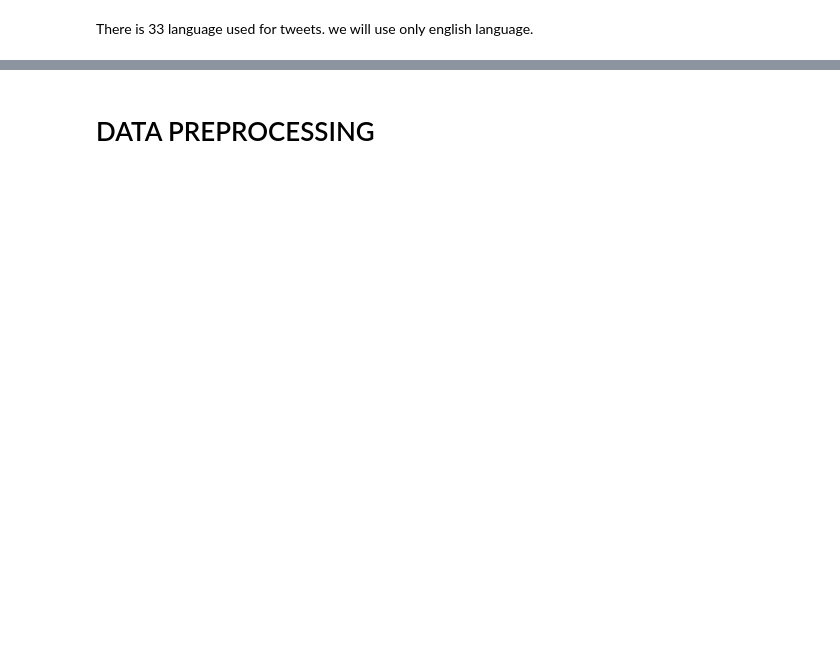
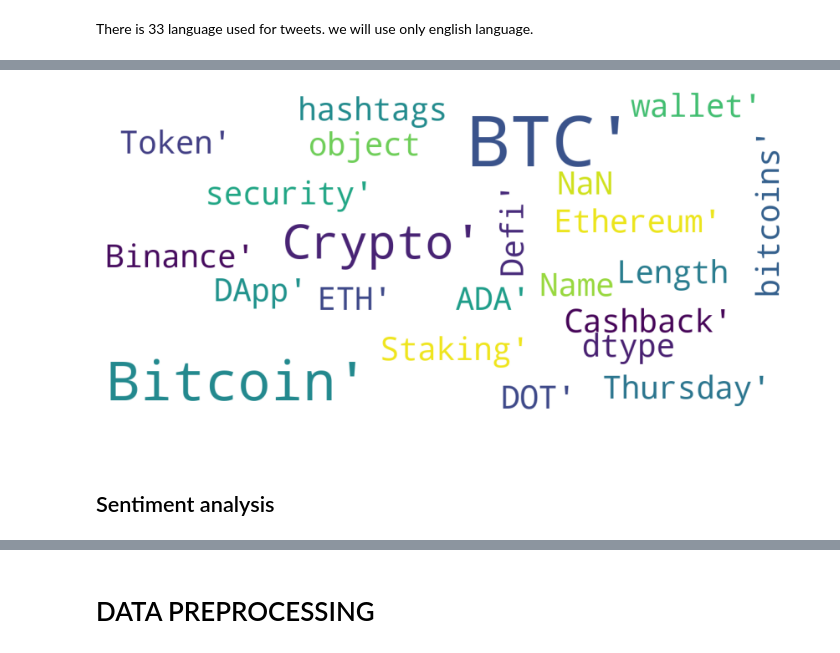
Before and after one commit to krisbianprabowo/bitcoin_price_prediction, a Jupyter notebook: final_projects_nlp_v1.ipynb, the cells around one changed output, grey strips where cells are left out. Saved outputs shown, nothing was run; the diff lists cells and outputs as text; code cells hidden in the pictures; blank space fills up the shorter version.

```diff
--- a/final_projects_nlp_v1.ipynb
+++ b/final_projects_nlp_v1.ipynb
@@ -370,0 +392,6 @@ wc(data['text'])
+# %%
+wc(data['hashtags'])
+# %% [output]
+[figure, added]
+# %% [markdown]
+## Sentiment analysis
```
Also changed, not shown: parts of 51 cells of this notebook.
